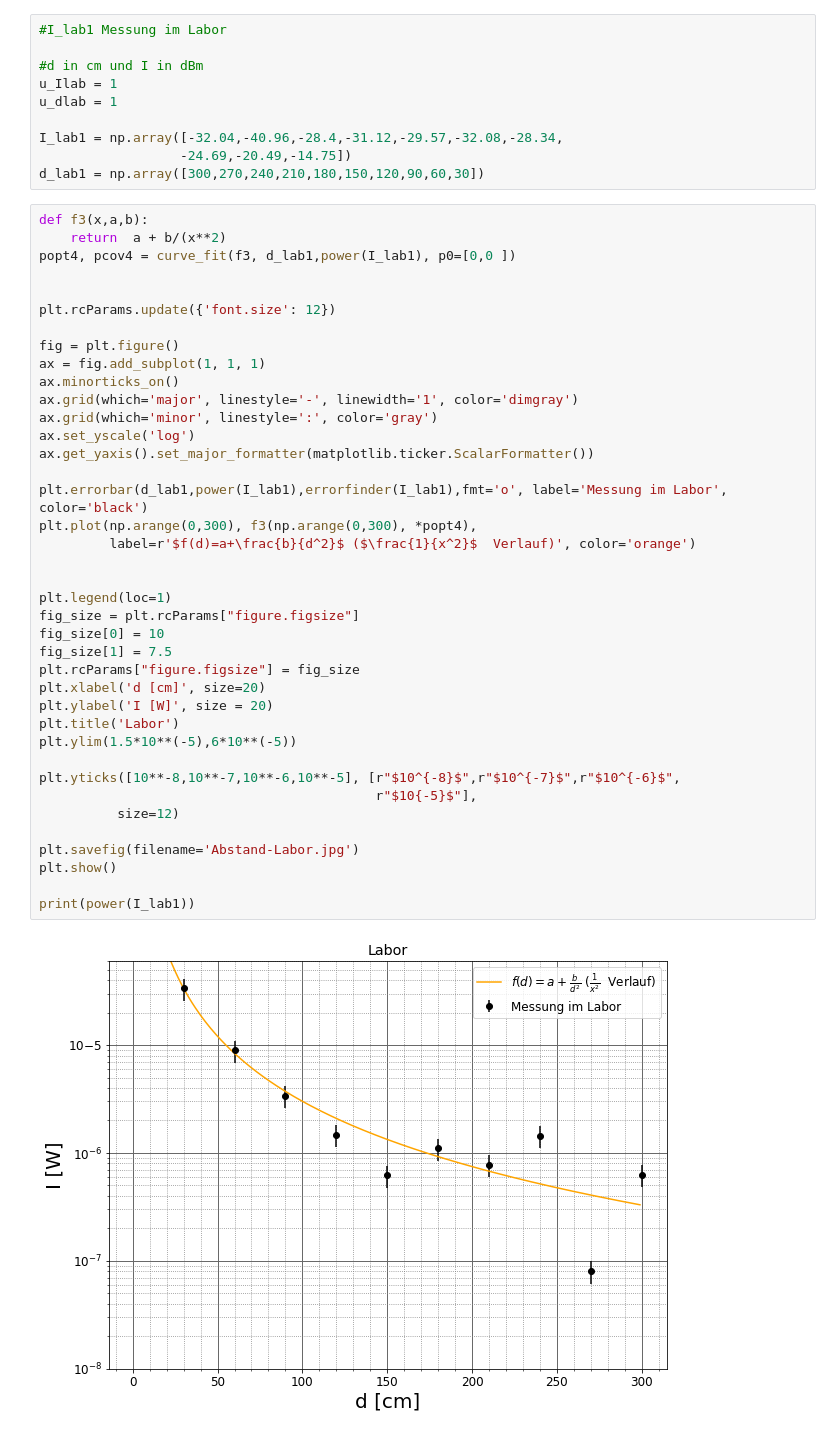
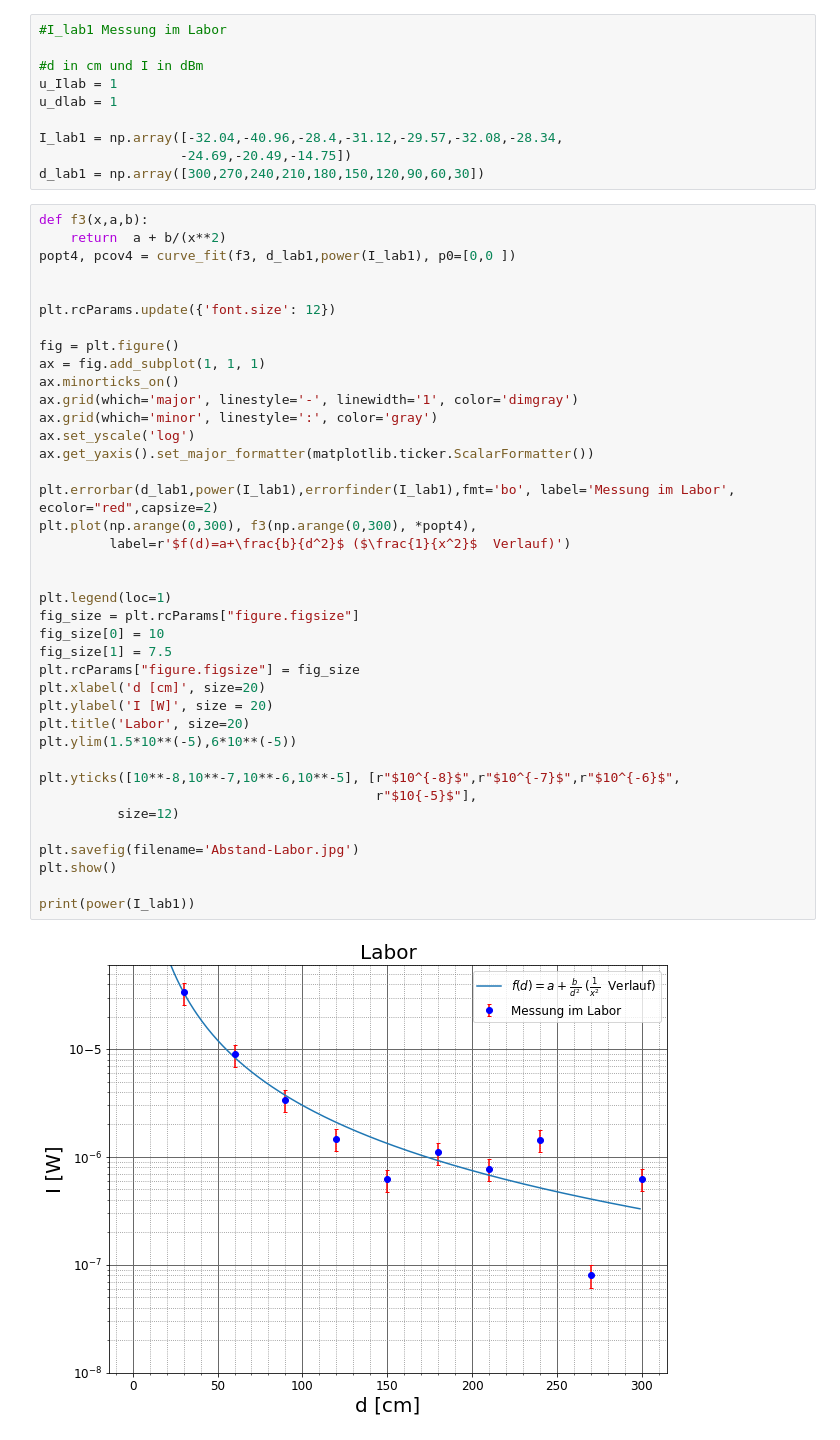
Before and after one commit to BigThonkers/AP2-Antenne, a Jupyter notebook: Rechnungen/Abstandsmessungen.ipynb, the cells around one changed output. Drawn from its saved outputs; the diff is of its cells as text.

```diff
--- a/Rechnungen/Abstandsmessungen.ipynb
+++ b/Rechnungen/Abstandsmessungen.ipynb
@@ -275,37 +275,37 @@ plt.rcParams.update({'font.size': 12})
 
 fig = plt.figure()
 ax = fig.add_subplot(1, 1, 1)
 ax.minorticks_on()
 ax.grid(which='major', linestyle='-', linewidth='1', color='dimgray')
 ax.grid(which='minor', linestyle=':', color='gray')
 ax.set_yscale('log')
 ax.get_yaxis().set_major_formatter(matplotlib.ticker.ScalarFormatter())
 
-plt.errorbar(d_lab1,power(I_lab1),errorfinder(I_lab1),fmt='o', label='Messung im Labor', color='black')
+plt.errorbar(d_lab1,power(I_lab1),errorfinder(I_lab1),fmt='bo', label='Messung im Labor',  ecolor="red",capsize=2)
 plt.plot(np.arange(0,300), f3(np.arange(0,300), *popt4),
-         label=r'$f(d)=a+\frac{b}{d^2}$ ($\frac{1}{x^2}$  Verlauf)', color='orange')
+         label=r'$f(d)=a+\frac{b}{d^2}$ ($\frac{1}{x^2}$  Verlauf)')
 
 
 plt.legend(loc=1)
 fig_size = plt.rcParams["figure.figsize"]
 fig_size[0] = 10
 fig_size[1] = 7.5
 plt.rcParams["figure.figsize"] = fig_size
 plt.xlabel('d [cm]', size=20)
 plt.ylabel('I [W]', size = 20)
-plt.title('Labor')
+plt.title('Labor', size=20)
 plt.ylim(1.5*10**(-5),6*10**(-5))
 
 plt.yticks([10**-8,10**-7,10**-6,10**-5], [r"$10^{-8}$",r"$10^{-7}$",r"$10^{-6}$",
                                            r"$10{-5}$"],
           size=12)
 
 plt.savefig(filename='Abstand-Labor.jpg')
 plt.show()
 
 print(power(I_lab1))
 # %% [output]
-[figure, old version]
+[figure, new version]
 [  6.25172693e-07   8.01678063e-08   1.44543977e-06   7.72680585e-07
    1.10407862e-06   6.19441075e-07   1.46554784e-06   3.39625273e-06
    8.93305484e-06   3.34965439e-05]
```
Also changed, not shown: parts of 5 cells of this notebook, 13 other files.
